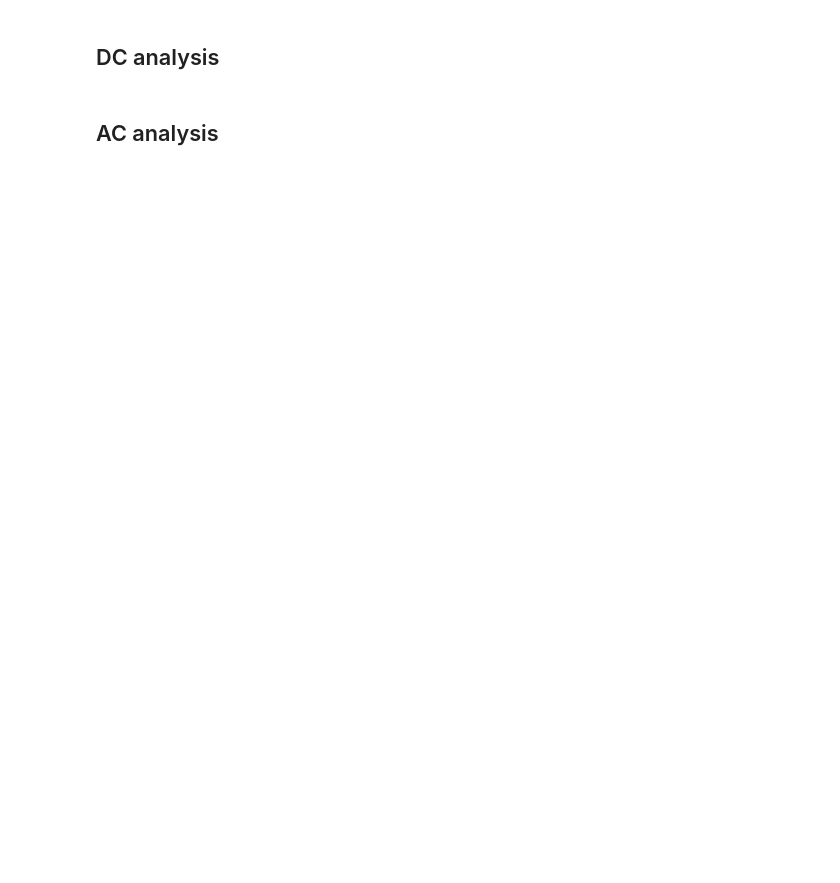
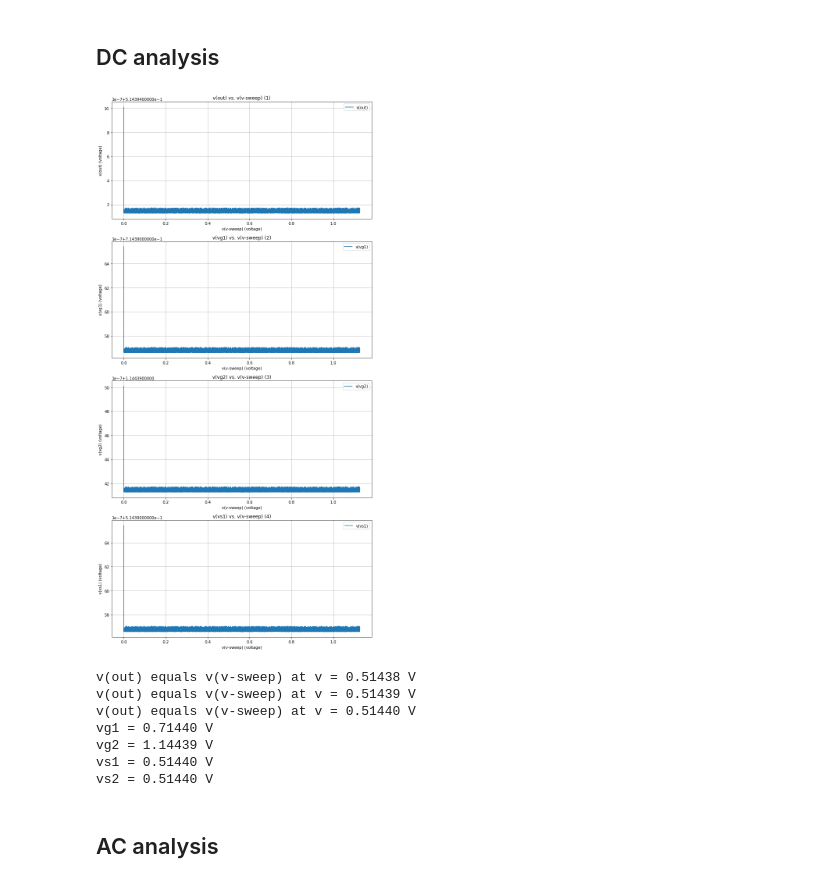
Before and after one commit to miguelcorrea0107/MA2_project, a Jupyter notebook: Amplifier_Inv/python_calc/v2/sim_results_v2.ipynb, the cells around one changed output. Drawn from its saved outputs; the diff is of its cells as text; code cells hidden in the pictures; blank space fills up the shorter version.

```diff
--- a/Amplifier_Inv/python_calc/v2/sim_results_v2.ipynb
+++ b/Amplifier_Inv/python_calc/v2/sim_results_v2.ipynb
@@ -140,7 +140,7 @@ def rawread(fname: str):
 ## Store simulation?
 # %%
 store_sim = False
-DC_analysis = False
+DC_analysis = True
 R_analysis = False
 # %% [markdown]
 ## Active resistance
@@ -359,10 +359,41 @@ plot_dynamic(arrs, plots, x_scale='linear', y_scale='linear', is_data_in_dB=Fals
 # %% [markdown]
 ## DC analysis
-# %%
-if DC_analysis == True:
-    filepath = '../../netlist/tb_inv_sky130_a_DC_v2.raw'
-    arrs, plots = rawread(filepath)
-    plot_dynamic(arrs, plots, x_scale='linear', y_scale='linear', is_data_in_dB=False, mark_cutoff=False, num_plots=1)
+# %%
+if DC_analysis == True:
+    filepath = '../../netlist/tb_inv_sky130_a_DC_v2.raw'
+    arrs, plots = rawread(filepath)
+    plot_dynamic(arrs, plots, x_scale='linear', y_scale='linear', is_data_in_dB=False, mark_cutoff=False)
+
+    for data, meta in zip(arrs, plots):
+        x_data = data['v(v-sweep)']  # Assuming this is your x-axis data name
+        y_data = data['v(out)']  # Assuming this is your y-axis data name
+
+        # Find indices where v(out) approximately equals v(v-sweep)
+        # Using np.isclose to handle floating-point precision issues
+        indices = np.where(np.isclose(x_data, y_data, atol=1e-5))[0]
+
+        if indices.size > 0:
+            for index in indices:
+                print(f"v(out) equals v(v-sweep) at v = {x_data[index]:.5f} V")
+        else:
+            print("No points found where v(out) equals v(v-sweep)")
+
+        y_data = data['v(vg1)']
+        print(f"vg1 = {y_data[index]:.5f} V")
+        y_data = data['v(vg2)']
+        print(f"vg2 = {y_data[index]:.5f} V")
+        y_data = data['v(vs1)']
+        print(f"vs1 = {y_data[index]:.5f} V")
+        print(f"vs2 = {x_data[index]:.5f} V")
+# %% [output]
+[figure, added]
+v(out) equals v(v-sweep) at v = 0.51438 V
+v(out) equals v(v-sweep) at v = 0.51439 V
+v(out) equals v(v-sweep) at v = 0.51440 V
+vg1 = 0.71440 V
+vg2 = 1.14439 V
+vs1 = 0.51440 V
+vs2 = 0.51440 V
 # %% [markdown]
 ## AC analysis
 # %%
```
Also changed, not shown: parts of 10 cells of this notebook, 20 other files.
